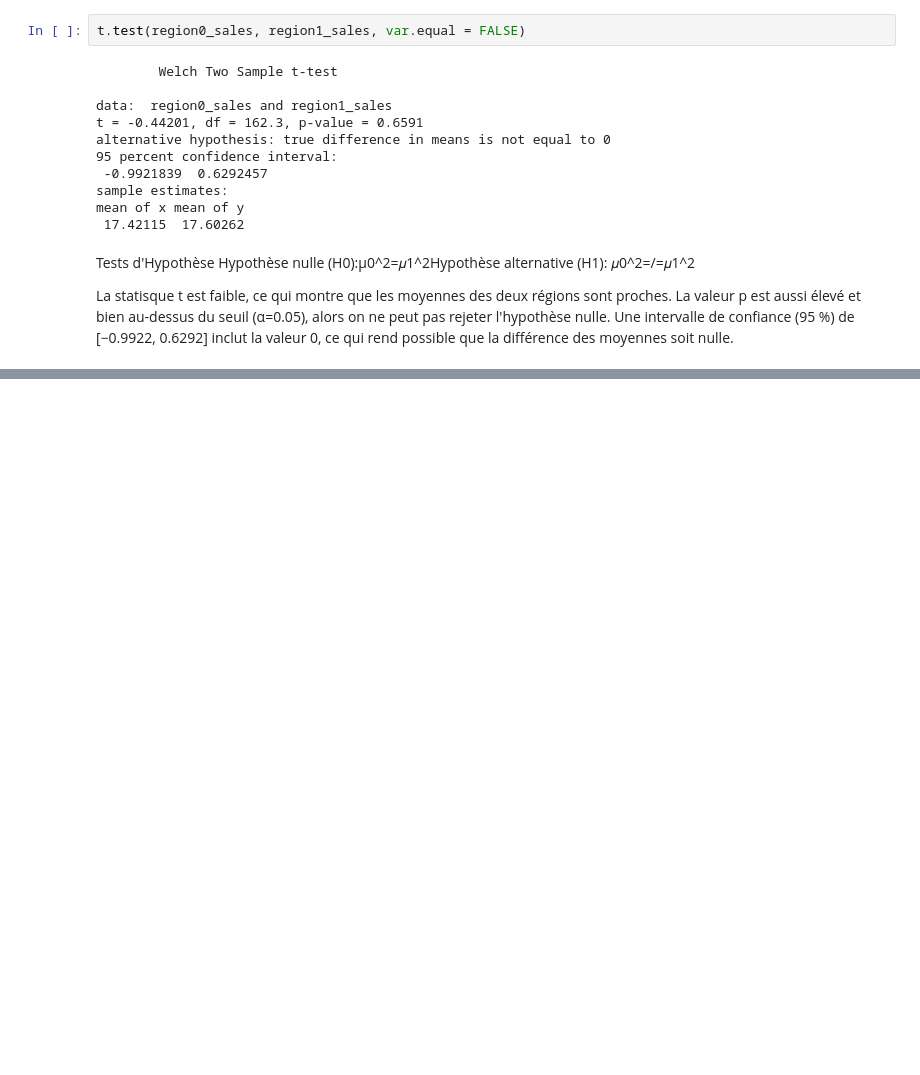
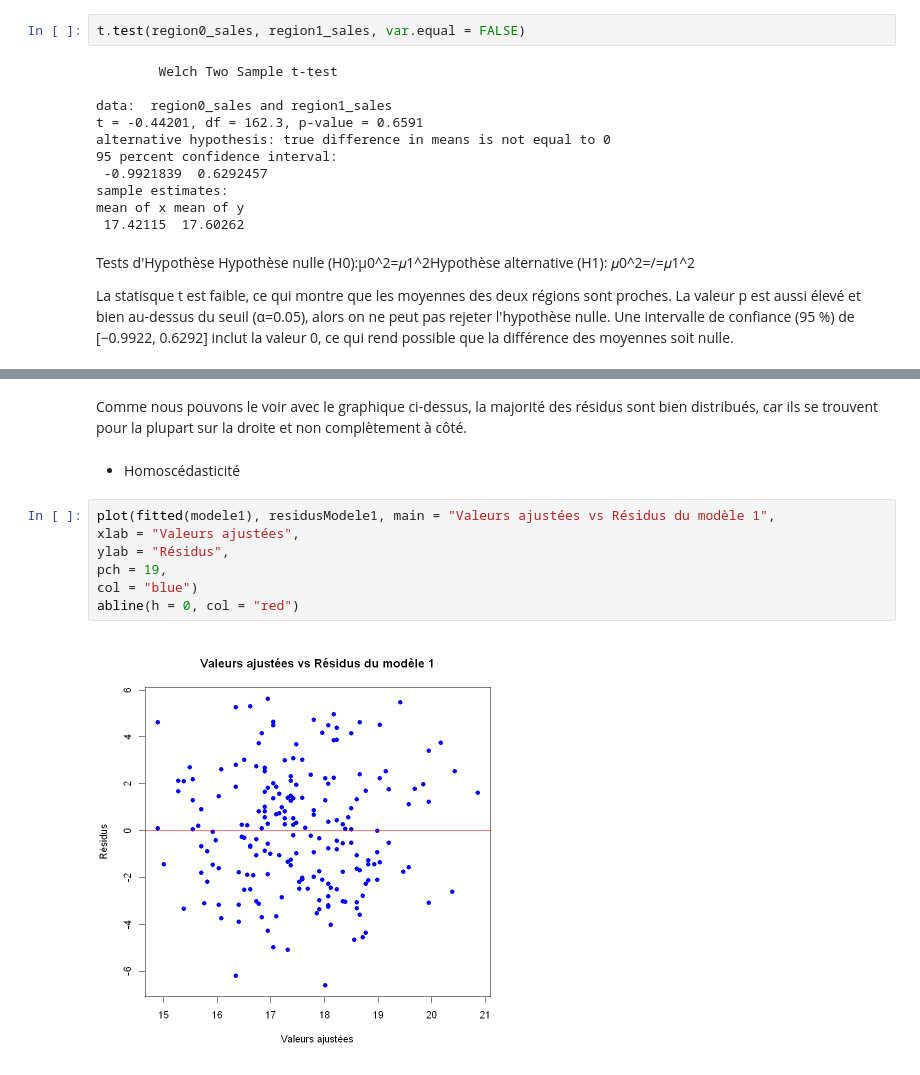
Before and after one commit to Sami-Jouamaa/Devoir-ProbaStats, a Jupyter notebook: Devoir.ipynb, the cells around one changed output, grey strips where cells are left out. Saved outputs shown, nothing was run; the diff lists cells and outputs as text; blank space fills up the shorter version.

Commit message:
bonne partie de phase 2 c) faite, fait juste copier ce que j'ai fait pour les modèles déjà complétés

```diff
--- a/Devoir.ipynb
+++ b/Devoir.ipynb
@@ -238,0 +293,13 @@ Phase 2 : Recherche d'un meilleur modèle
+# %% [markdown]
+Comme nous pouvons le voir avec le graphique ci-dessus, la majorité des résidus sont bien distribués, car ils se trouvent pour la plupart sur la droite et non complètement à côté.
+# %% [markdown]
+- Homoscédasticité
+# %%
+plot(fitted(modele1), residusModele1, main = "Valeurs ajustées vs Résidus du modèle 1",
+xlab = "Valeurs ajustées",
+ylab = "Résidus",
+pch = 19,
+col = "blue")
+abline(h = 0, col = "red")
+# %% [output]
+[figure, added]
```
Also changed, not shown: parts of 92 cells of this notebook.
